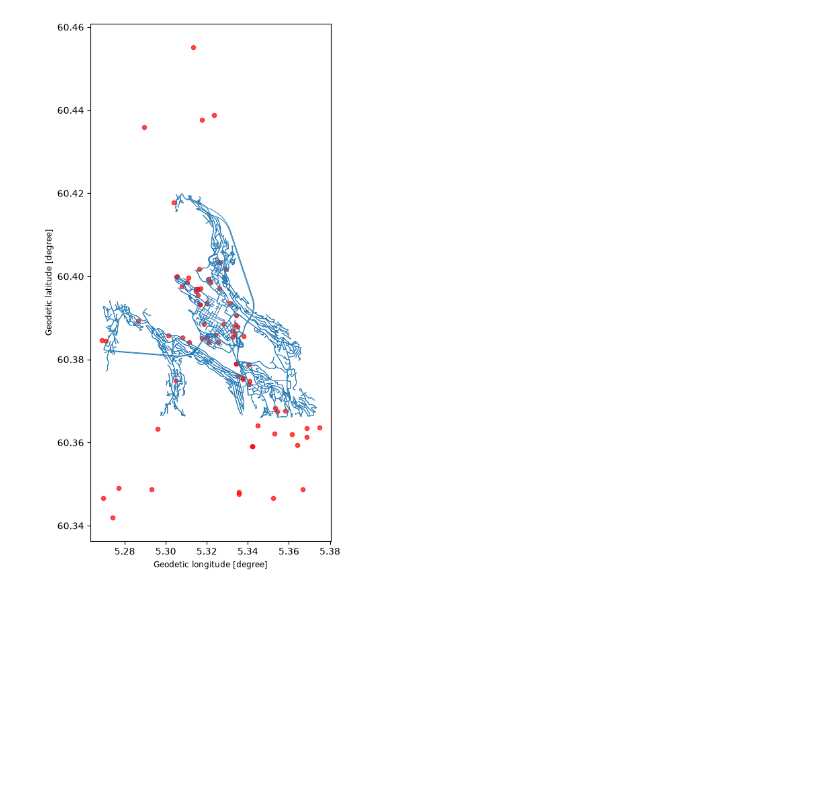
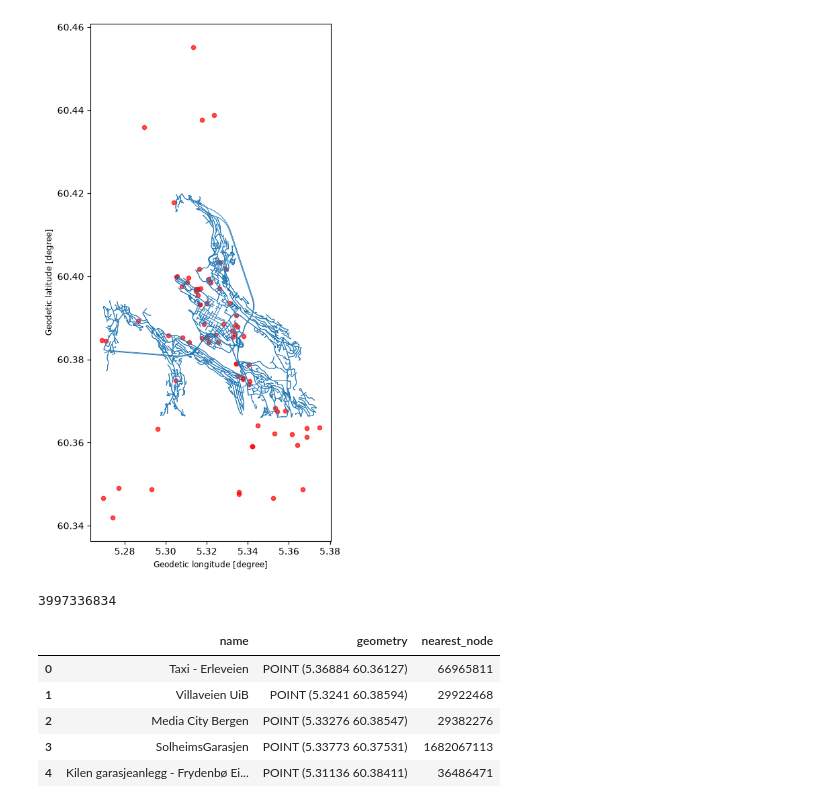
Before and after one commit to hcloenne/nearest-ev-charger, a Jupyter notebook: notebooks/road_network_routing.ipynb, the cells around one changed output. Saved outputs shown, nothing was run; the diff lists cells and outputs as text; code cells hidden in the pictures; blank space fills up the shorter version.

```diff
--- a/notebooks/road_network_routing.ipynb
+++ b/notebooks/road_network_routing.ipynb
@@ -185,3 +186,34 @@ chargers.plot(
 plt.show()
 # %% [output]
 [figure]
+# %%
+# Starting point
+start_lat = 60.39299
+start_lon = 5.32415
+
+start_node = ox.distance.nearest_nodes(
+    G,
+    X=start_lon,
+    Y=start_lat
+)
+
+start_node
+# %% [output]
+3997336834
+# %%
+chargers["nearest_node"] = ox.distance.nearest_nodes(
+    G,
+    X=chargers.geometry.x,
+    Y=chargers.geometry.y
+)
+
+chargers[
+    ["name", "geometry", "nearest_node"]
+].head()
+# %% [output]
+|  | name | geometry | nearest_node |
+| 0 | Taxi - Erleveien | POINT (5.36884 60.36127) | 66965811 |
+| 1 | Villaveien UiB | POINT (5.3241 60.38594) | 29922468 |
+| 2 | Media City Bergen | POINT (5.33276 60.38547) | 29382276 |
+| 3 | SolheimsGarasjen | POINT (5.33773 60.37531) | 1682067113 |
+| 4 | Kilen garasjeanlegg - Frydenbø Ei... | POINT (5.31136 60.38411) | 36486471 |
```
Also changed, not shown: parts of 5 cells of this notebook.
